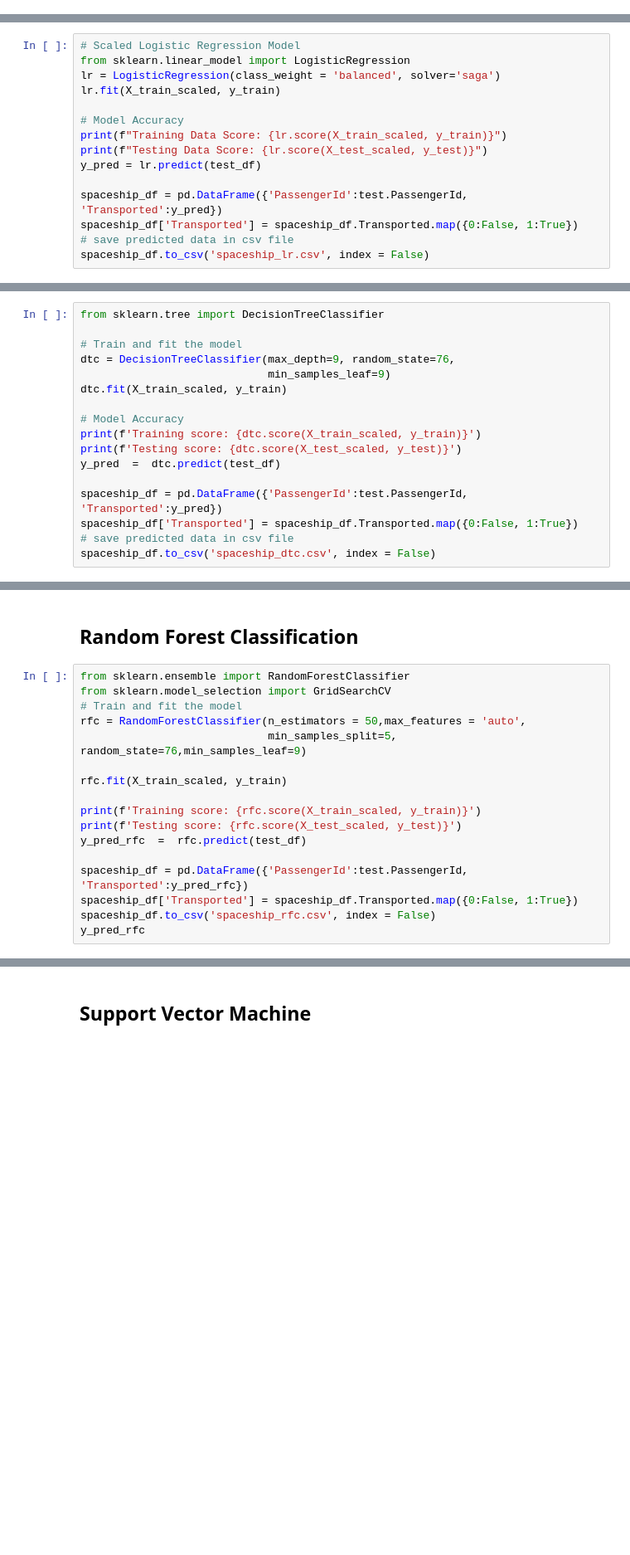
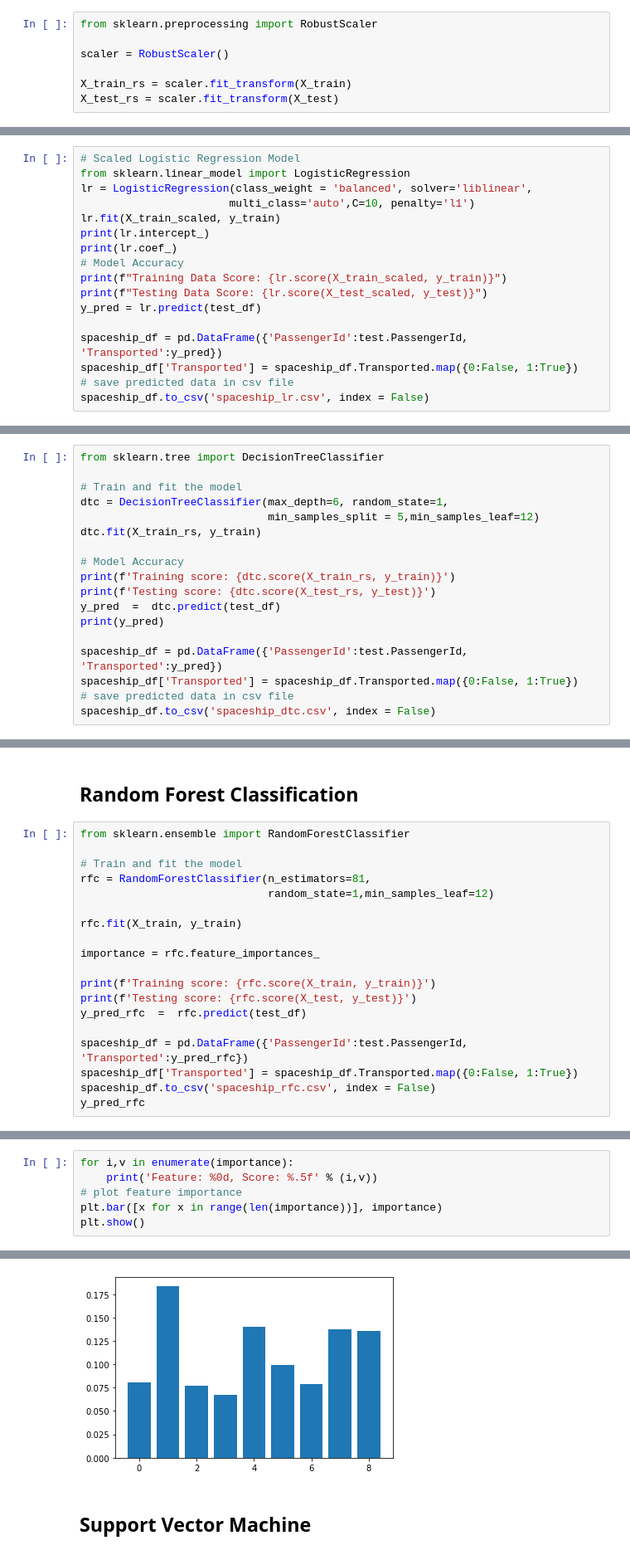
Before and after one commit to SoniMohandas/spaceship-titanic, a Jupyter notebook: spaceship.ipynb, the cells around one changed output, grey strips where cells are left out. Shown: that part at 83% size. Cells and saved outputs as stored; diff of their text form; blank space fills up the shorter version.

```diff
--- a/spaceship.ipynb
+++ b/spaceship.ipynb
@@ -237,11 +252,20 @@ X_test_scaled = ss.fit_transform(X_test)
+# %%
+from sklearn.preprocessing import RobustScaler
+
+scaler = RobustScaler()
+
+X_train_rs = scaler.fit_transform(X_train)
+X_test_rs = scaler.fit_transform(X_test)
 # %% [markdown]
 ## Logistic Regression Model
 # %%
 # Scaled Logistic Regression Model
 from sklearn.linear_model import LogisticRegression
-lr = LogisticRegression(class_weight = 'balanced', solver='saga')
+lr = LogisticRegression(class_weight = 'balanced', solver='liblinear',
+                       multi_class='auto',C=10, penalty='l1')
 lr.fit(X_train_scaled, y_train)
-
+print(lr.intercept_)
+print(lr.coef_)
 # Model Accuracy
 print(f"Training Data Score: {lr.score(X_train_scaled, y_train)}")
 print(f"Testing Data Score: {lr.score(X_test_scaled, y_test)}")
@@ -272,14 +299,15 @@ array([[ 977,  290],
 from sklearn.tree import DecisionTreeClassifier
 
 # Train and fit the model
-dtc = DecisionTreeClassifier(max_depth=9, random_state=76,
-                             min_samples_leaf=9)
-dtc.fit(X_train_scaled, y_train)
+dtc = DecisionTreeClassifier(max_depth=6, random_state=1,
+                             min_samples_split = 5,min_samples_leaf=12)
+dtc.fit(X_train_rs, y_train)
 
 # Model Accuracy
-print(f'Training score: {dtc.score(X_train_scaled, y_train)}')
-print(f'Testing score: {dtc.score(X_test_scaled, y_test)}')
+print(f'Training score: {dtc.score(X_train_rs, y_train)}')
+print(f'Testing score: {dtc.score(X_test_rs, y_test)}')
 y_pred  =  dtc.predict(test_df)
+print(y_pred)
 
 spaceship_df = pd.DataFrame({'PassengerId':test.PassengerId, 'Transported':y_pred})
 spaceship_df['Transported'] = spaceship_df.Transported.map({0:False, 1:True})
@@ -292,15 +321,17 @@ Testing score: 0.7833588957055214
 ## Random Forest Classification
 # %%
 from sklearn.ensemble import RandomForestClassifier
-from sklearn.model_selection import GridSearchCV
+
 # Train and fit the model
-rfc = RandomForestClassifier(n_estimators = 50,max_features = 'auto',
-                             min_samples_split=5, random_state=76,min_samples_leaf=9)
+rfc = RandomForestClassifier(n_estimators=81,
+                             random_state=1,min_samples_leaf=12)
 
-rfc.fit(X_train_scaled, y_train)
+rfc.fit(X_train, y_train)
 
-print(f'Training score: {rfc.score(X_train_scaled, y_train)}')
-print(f'Testing score: {rfc.score(X_test_scaled, y_test)}')
+importance = rfc.feature_importances_
+
+print(f'Training score: {rfc.score(X_train, y_train)}')
+print(f'Testing score: {rfc.score(X_test, y_test)}')
 y_pred_rfc  =  rfc.predict(test_df)
 
 spaceship_df = pd.DataFrame({'PassengerId':test.PassengerId, 'Transported':y_pred_rfc})
@@ -313,0 +345,7 @@ array([1, 0, 0, ..., 1, 0, 1])
+# %%
+for i,v in enumerate(importance):
+    print('Feature: %0d, Score: %.5f' % (i,v))
+# plot feature importance
+plt.bar([x for x in range(len(importance))], importance)
+plt.show()
+# %% [output]
@@ -314,3 +361,4 @@ array([1, 0, 0, ..., 1, 0, 1])
+[figure, added]
 # %% [markdown]
 ## Support Vector Machine
 # %%
```
Also changed, not shown: parts of 30 cells of this notebook, 11 other files.
